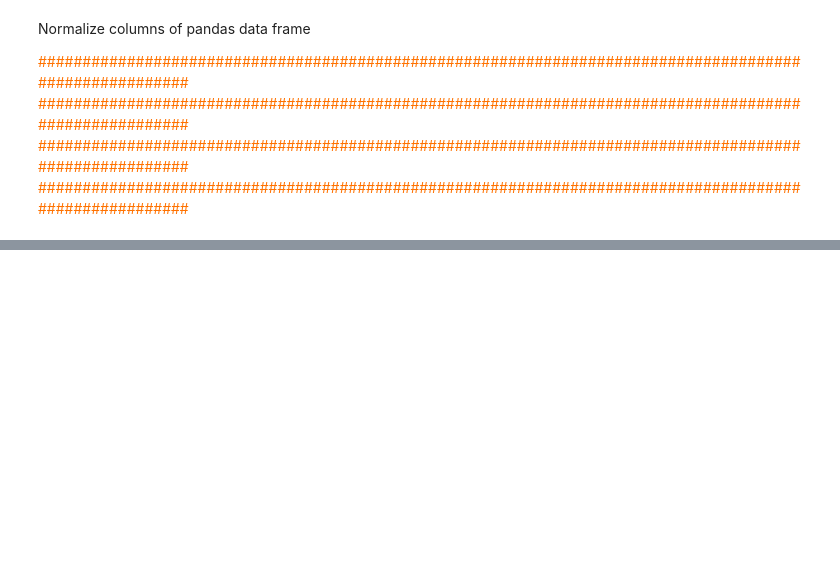
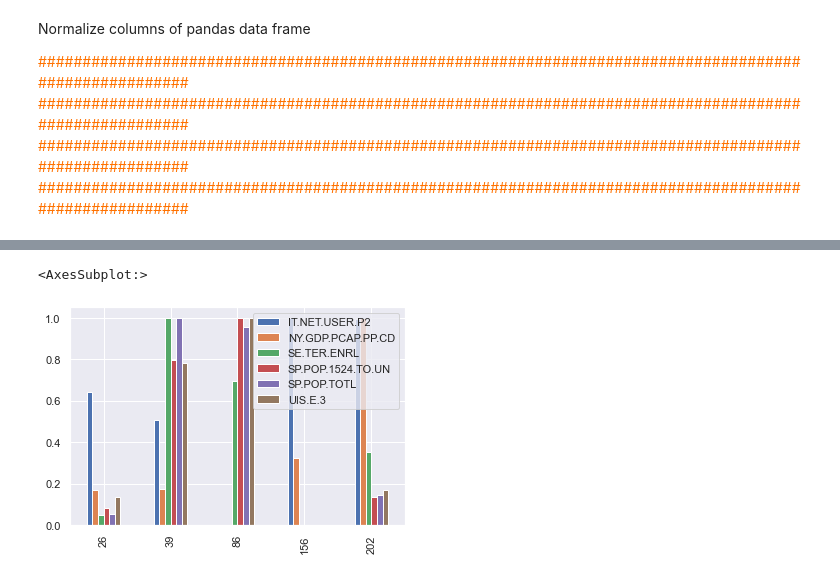
Before and after one commit to samirhinojosa/OC-P2-education-statistics, a Jupyter notebook: notebook.ipynb, the cells around one changed output, grey strips where cells are left out. Saved outputs shown, nothing was run; the diff lists cells and outputs as text; code cells hidden in the pictures; blank space fills up the shorter version.

```diff
--- a/notebook.ipynb
+++ b/notebook.ipynb
@@ -1352,0 +1377,5 @@ df_countries_to_work_normalized
+# %%
+df_countries_to_work_normalized.plot(kind = 'bar')
+# %% [output]
+<AxesSubplot:>
+[figure, added]
```
Also changed, not shown: parts of 15 cells of this notebook.
